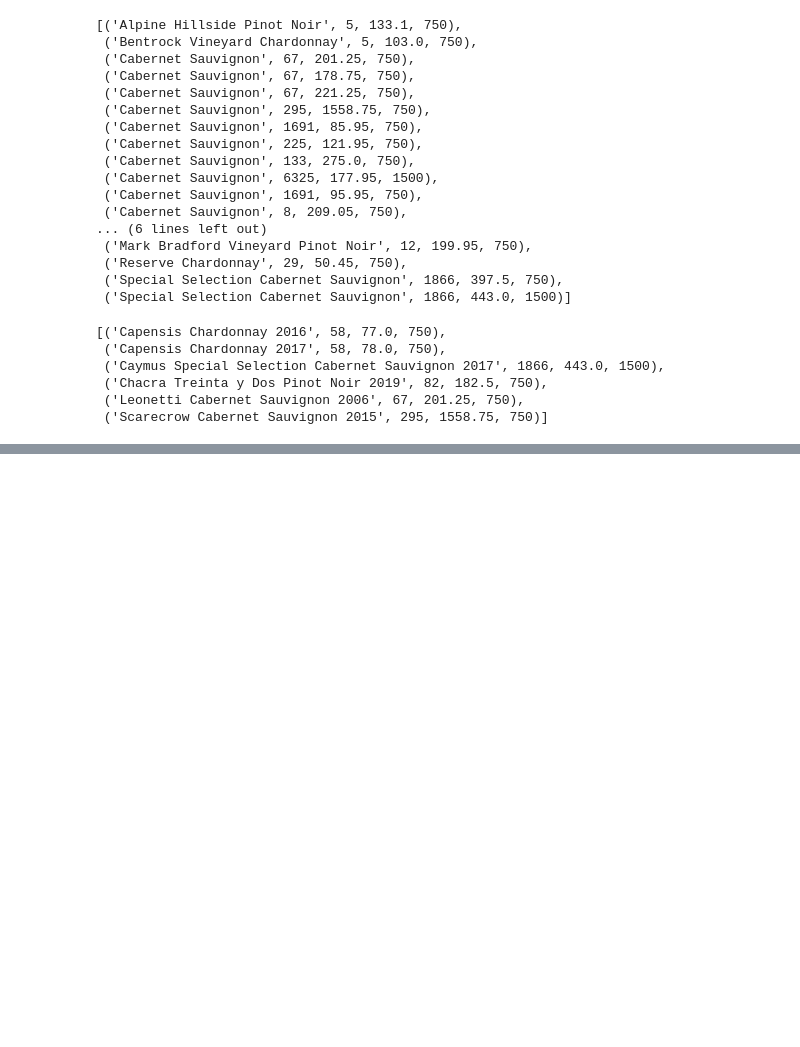
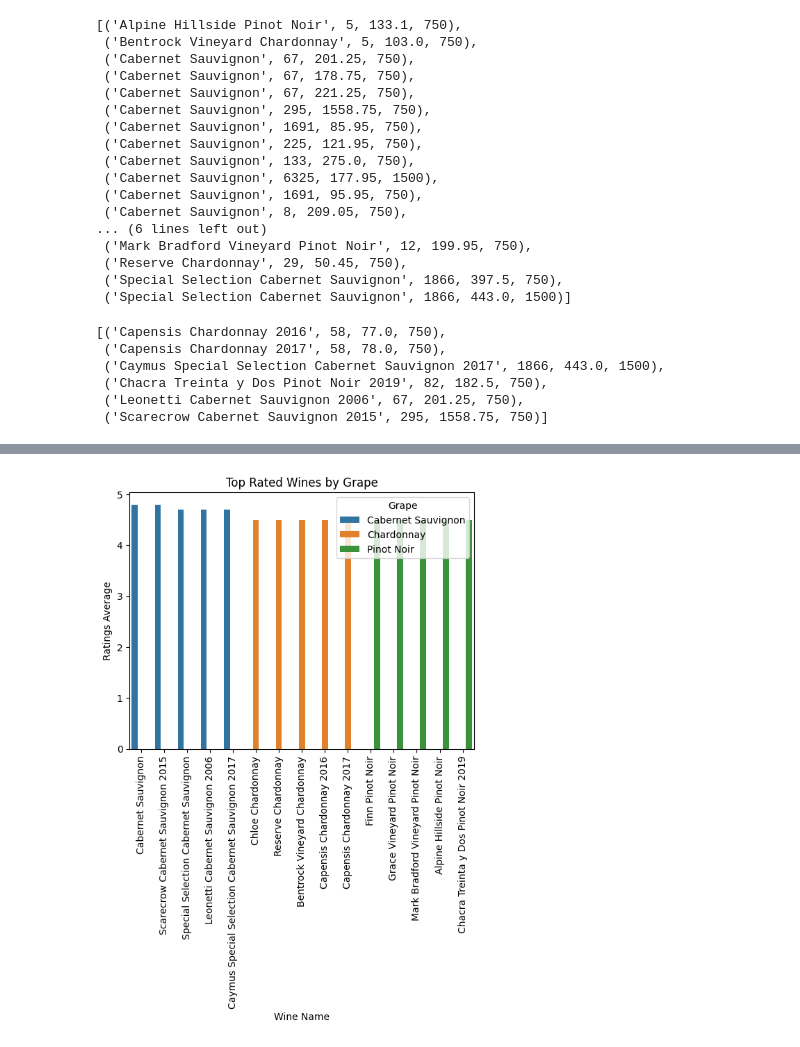
Before and after one commit to Riddis/vivino_analysis, a Jupyter notebook: test.ipynb, the cells around one changed output, grey strips where cells are left out. Cells and saved outputs as stored; diff of their text form; code cells hidden in the pictures; blank space fills up the shorter version.

```diff
--- a/test.ipynb
+++ b/test.ipynb
@@ -469,0 +307,30 @@ cursor.fetchall()
+# %%
+import pandas as pd
+q1 = '''SELECT name , ratings_average
+       FROM Cabernet_Sauvignon
+       ORDER BY ratings_average DESC
+       LIMIT 5'''
+q2 = '''SELECT name , ratings_average
+       FROM Chardonnay
+       ORDER BY ratings_average DESC
+       LIMIT 5'''
+q3 = '''SELECT name , ratings_average
+       FROM Pinot_Noir
+       ORDER BY ratings_average DESC
+       LIMIT 5'''
+
+queries = [q1, q2, q3]
+grape_names = ['Cabernet Sauvignon', 'Chardonnay', 'Pinot Noir']
+
+dataframes = []
+
+for i, query in enumerate(queries):
+    results = cursor.execute(query).fetchall()
+    df = pd.DataFrame(results, columns=['Wine Name', 'Ratings Average'])
+    df['Grape'] = grape_names[i]
+    dataframes.append(df)
+
+# Combine the DataFrames into a single DataFrame
+combined_df = pd.concat(dataframes, ignore_index=True)
+
+combined_df
@@ -469,0 +354,13 @@ cursor.fetchall()
+# %%
+import matplotlib.pyplot as plt
+import seaborn as sns
+
+sns.barplot(data=combined_df, x='Wine Name', y='Ratings Average', hue='Grape')
+plt.xlabel('Wine Name')
+plt.ylabel('Ratings Average')
+plt.title('Top Rated Wines by Grape')
+#plt.ylim(4, 5)
+plt.xticks(rotation=90)
+plt.show()
+# %% [output]
+[figure, added]
```
Also changed, not shown: parts of 13 cells of this notebook, 1 other file.
